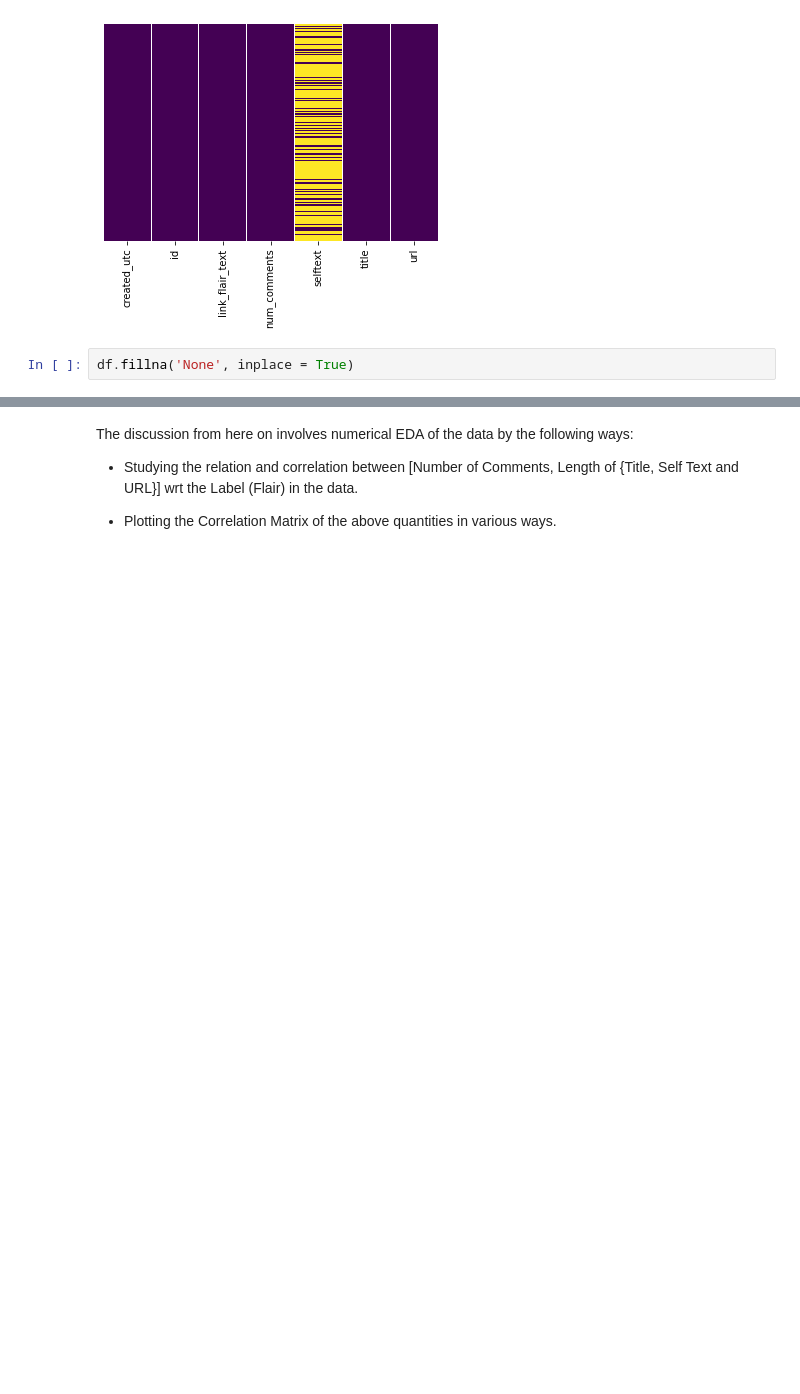
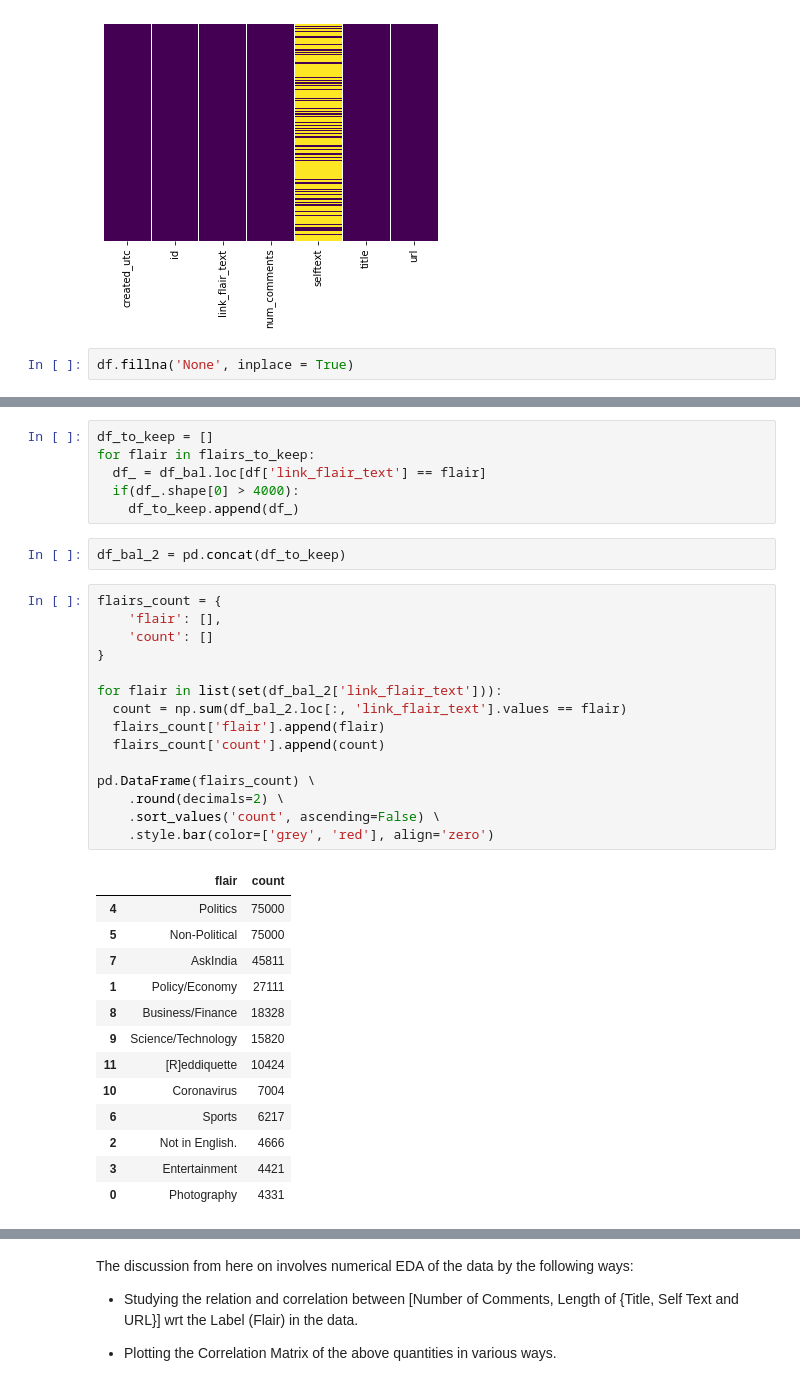
Before and after one commit to RachitBansal/RedditFlairDetector, a Jupyter notebook: 2_EDA&PreProcessing.ipynb, the cells around one changed output, grey strips where cells are left out. Drawn from its saved outputs; the diff is of its cells as text; blank space fills up the shorter version.

```diff
--- a/2_EDA&PreProcessing.ipynb
+++ b/2_EDA&PreProcessing.ipynb
@@ -228,0 +306,37 @@ df.fillna('None', inplace = True)
+# %%
+df_to_keep = []
+for flair in flairs_to_keep:
+  df_ = df_bal.loc[df['link_flair_text'] == flair]
+  if(df_.shape[0] > 4000):
+    df_to_keep.append(df_)
+# %%
+df_bal_2 = pd.concat(df_to_keep)
+# %%
+flairs_count = {
+    'flair': [],
+    'count': []
+}
+
+for flair in list(set(df_bal_2['link_flair_text'])):
+  count = np.sum(df_bal_2.loc[:, 'link_flair_text'].values == flair)
+  flairs_count['flair'].append(flair)
+  flairs_count['count'].append(count)
+
+pd.DataFrame(flairs_count) \
+    .round(decimals=2) \
+    .sort_values('count', ascending=False) \
+    .style.bar(color=['grey', 'red'], align='zero')
+# %% [output]
+|  | flair | count |
+| 4 | Politics | 75000 |
+| 5 | Non-Political | 75000 |
+| 7 | AskIndia | 45811 |
+| 1 | Policy/Economy | 27111 |
+| 8 | Business/Finance | 18328 |
+| 9 | Science/Technology | 15820 |
+| 11 | [R]eddiquette | 10424 |
+| 10 | Coronavirus | 7004 |
+| 6 | Sports | 6217 |
+| 2 | Not in English. | 4666 |
+| 3 | Entertainment | 4421 |
+| 0 | Photography | 4331 |
```
Also changed, not shown: parts of 23 cells of this notebook.
